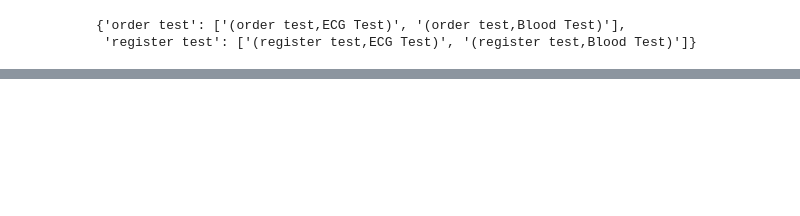
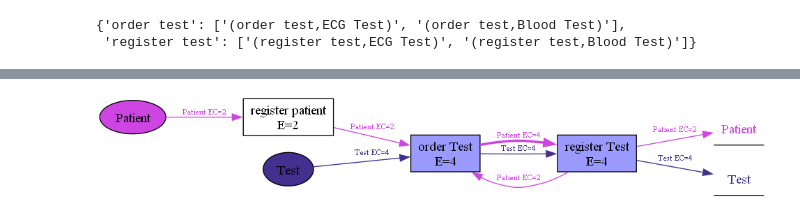
Before and after one commit to shahrzadkhayatbashi/olap-operations4ocel, a Jupyter notebook: running-example/notebooks/demo.ipynb, the cells around one changed output, grey strips where cells are left out. Drawn from its saved outputs; the diff is of its cells as text; code cells hidden in the pictures; blank space fills up the shorter version.

```diff
--- a/running-example/notebooks/demo.ipynb
+++ b/running-example/notebooks/demo.ipynb
@@ -98,0 +157,19 @@ pm4py.view_ocdfg(rolled_up_ocdfg, annotation='frequency', format='png')
+# %%
+# Fold
+fold_ets = {
+    'order Test' : ['order ECG Test', 'order Blood Test'],
+    'register Test' : ['register ECG Test', 'register Blood Test']
+}
+
+folded_ocel = rolled_up_ocel
+
+for target_et, unfolded_ets in fold_ets.items():
+    folded_ocel = ocelhelper.fold(folded_ocel, unfolded_ets ,target_et)
+
+# Roll up
+rolled_up_ocel = ocelhelper.roll_up(folded_ocel, ['ECG Test', 'Blood Test'] ,'Test')
+
+rolled_up_ocdfg = pm4py.discover_ocdfg(rolled_up_ocel)
+pm4py.view_ocdfg(rolled_up_ocdfg, annotation='frequency', format='png')
+# %% [output]
+[figure, added]
```
Also changed, not shown: parts of 19 cells of this notebook.
